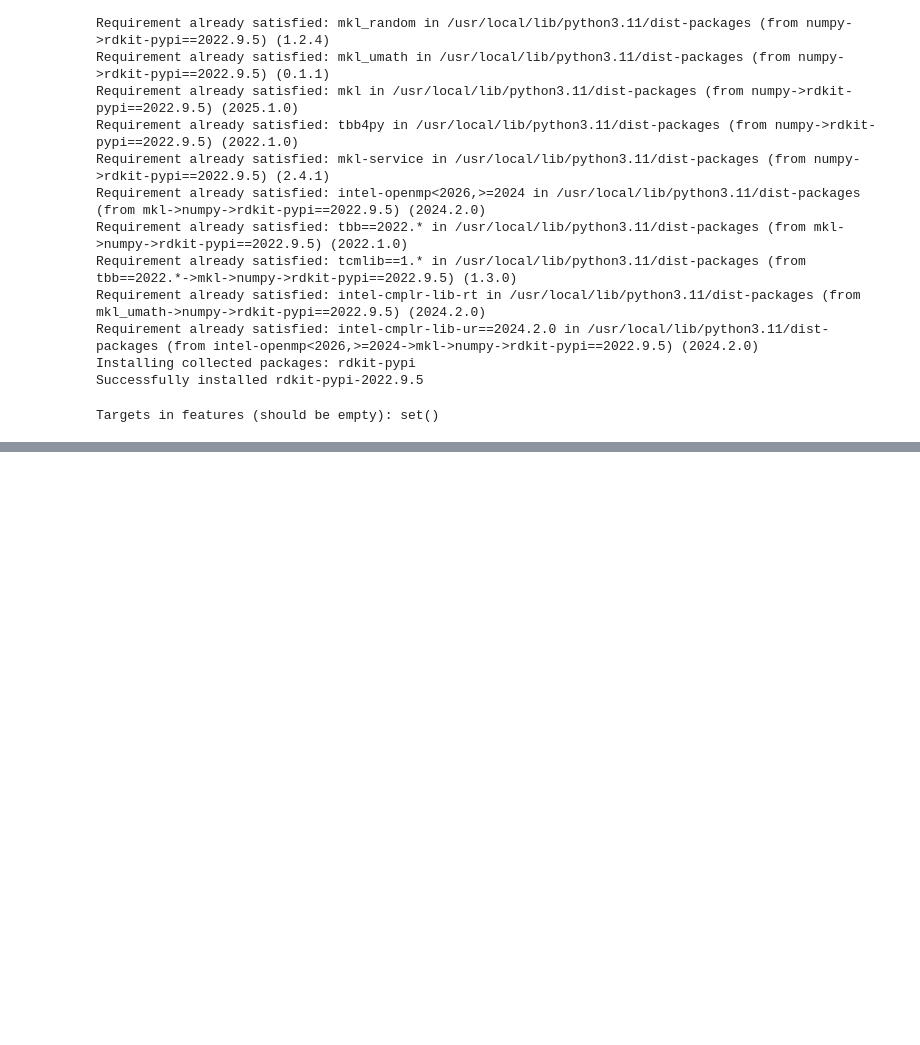
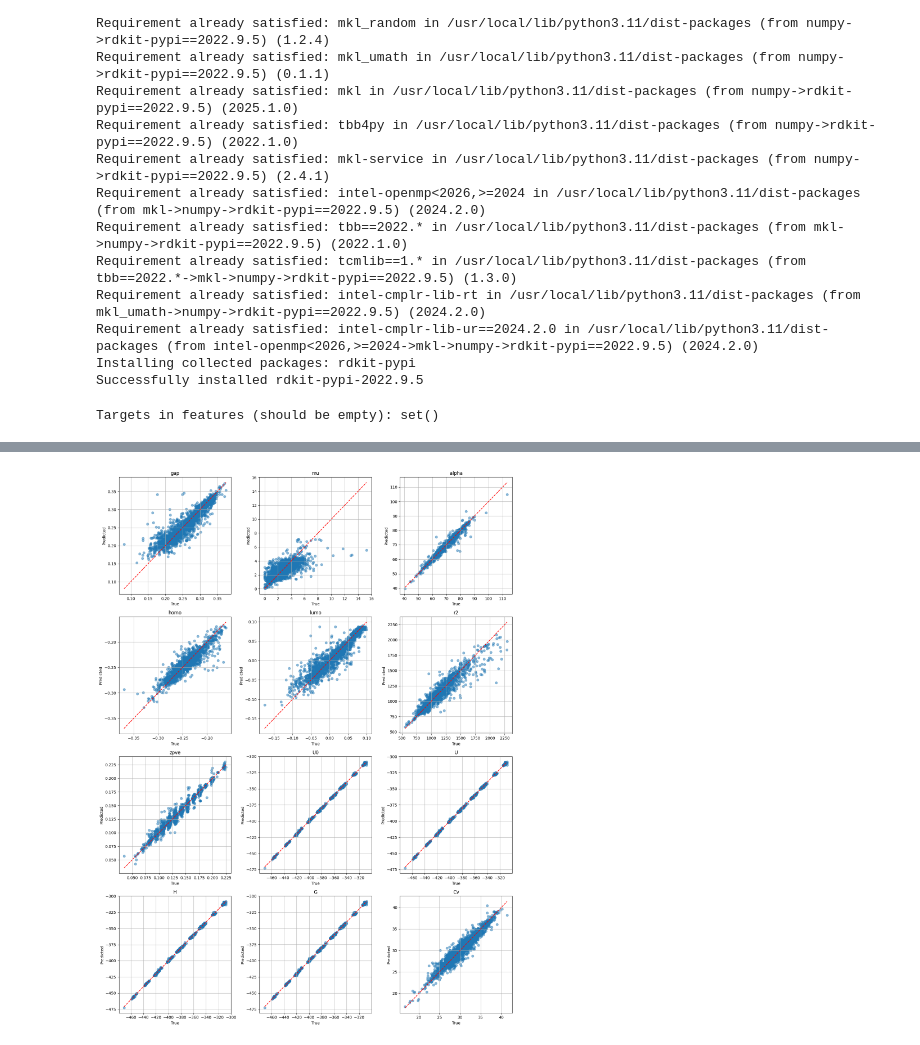
Before and after one commit to SinaGhanbarii/Prediction-of-thermodynamic-properties-based-on-functional-groups, a Jupyter notebook: notebooks/Classic ML After Feature Engineering.ipynb, the cells around one changed output, grey strips where cells are left out. Drawn from its saved outputs; the diff is of its cells as text; code cells hidden in the pictures; blank space fills up the shorter version.

```diff
--- a/notebooks/Classic ML After Feature Engineering.ipynb
+++ b/notebooks/Classic ML After Feature Engineering.ipynb
@@ -302,0 +237,31 @@ for t in Y_tr.columns:
+# %%
+# List of target property names
+col_names = Y_te.columns.tolist()
+
+# Number of subplot rows and columns
+cols = 3
+rows = int(np.ceil(len(col_names) / cols))
+
+# Create subplots
+fig, axes = plt.subplots(rows, cols, figsize=(15, 5 * rows))
+
+# Flatten axes array for iteration
+for i, ax in enumerate(axes.flat):
+    if i < len(col_names):
+        true_vals = Y_te[col_names[i]].values
+        pred_vals = preds[col_names[i]].values
+
+        ax.scatter(true_vals, pred_vals, alpha=0.5)
+        ax.plot([true_vals.min(), true_vals.max()],
+                [true_vals.min(), true_vals.max()], 'r--')
+        ax.set_title(f"{col_names[i]}")
+        ax.set_xlabel("True")
+        ax.set_ylabel("Predicted")
+        ax.grid(True)
+    else:
+        ax.axis('off')
+
+plt.tight_layout()
+plt.show()
+# %% [output]
+[figure, added]
```
Also changed, not shown: parts of 5 cells of this notebook, 2 other files.
